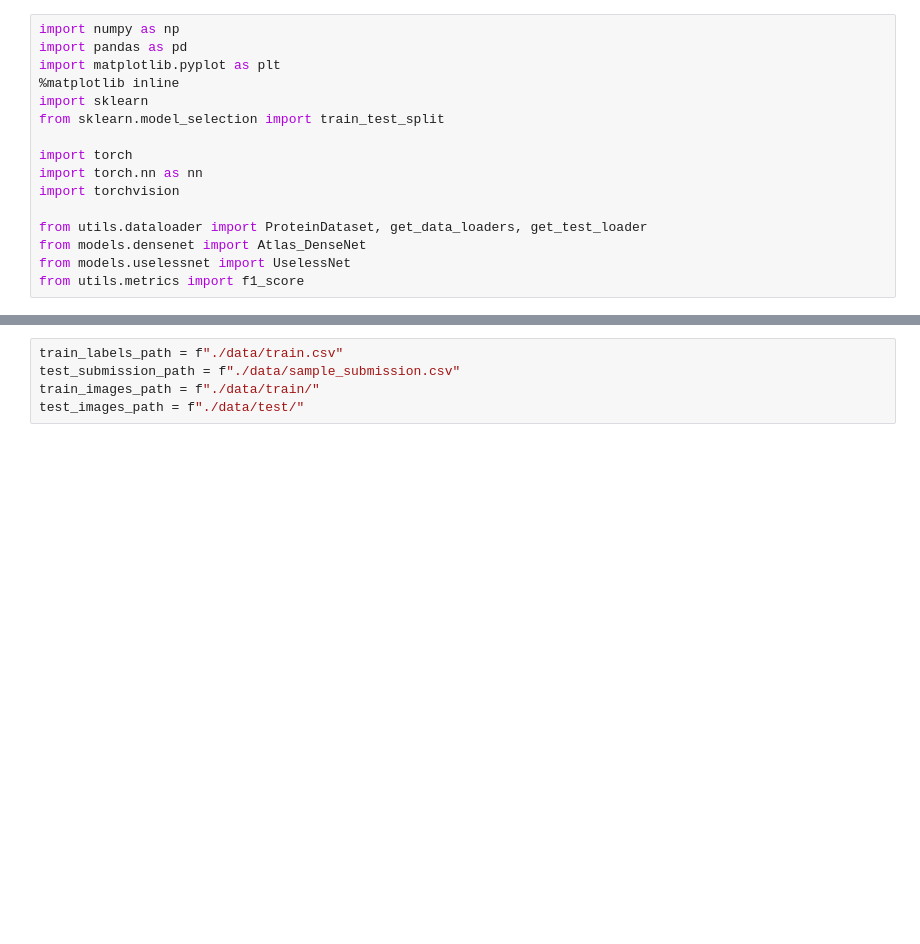
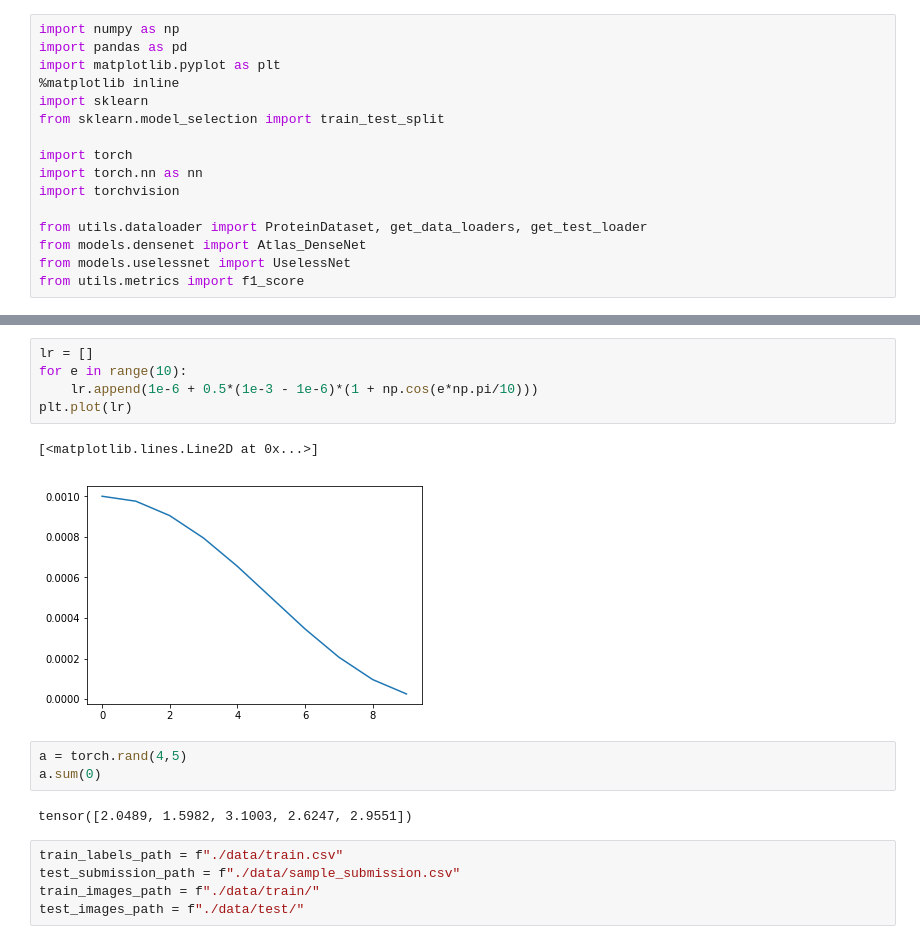
Before and after one commit to sanch7/Human-Protein-Atlas, a Jupyter notebook: scratchpad.ipynb, the cells around one changed output, grey strips where cells are left out. Cells and saved outputs as stored; diff of their text form; blank space fills up the shorter version.

```diff
--- a/scratchpad.ipynb
+++ b/scratchpad.ipynb
@@ -20,3 +58,16 @@ from utils.metrics import f1_score
+# %%
+lr = []
+for e in range(10):
+    lr.append(1e-6 + 0.5*(1e-3 - 1e-6)*(1 + np.cos(e*np.pi/10)))
+plt.plot(lr)
+# %% [output]
+[<matplotlib.lines.Line2D at 0x...>]
+[figure, added]
+# %%
+a = torch.rand(4,5)
+a.sum(0)
+# %% [output]
+tensor([2.0489, 1.5982, 3.1003, 2.6247, 2.9551])
 # %%
 train_labels_path = f"./data/train.csv"
 test_submission_path = f"./data/sample_submission.csv"
```
Also changed, not shown: parts of 4 cells of this notebook, 10 other files.
